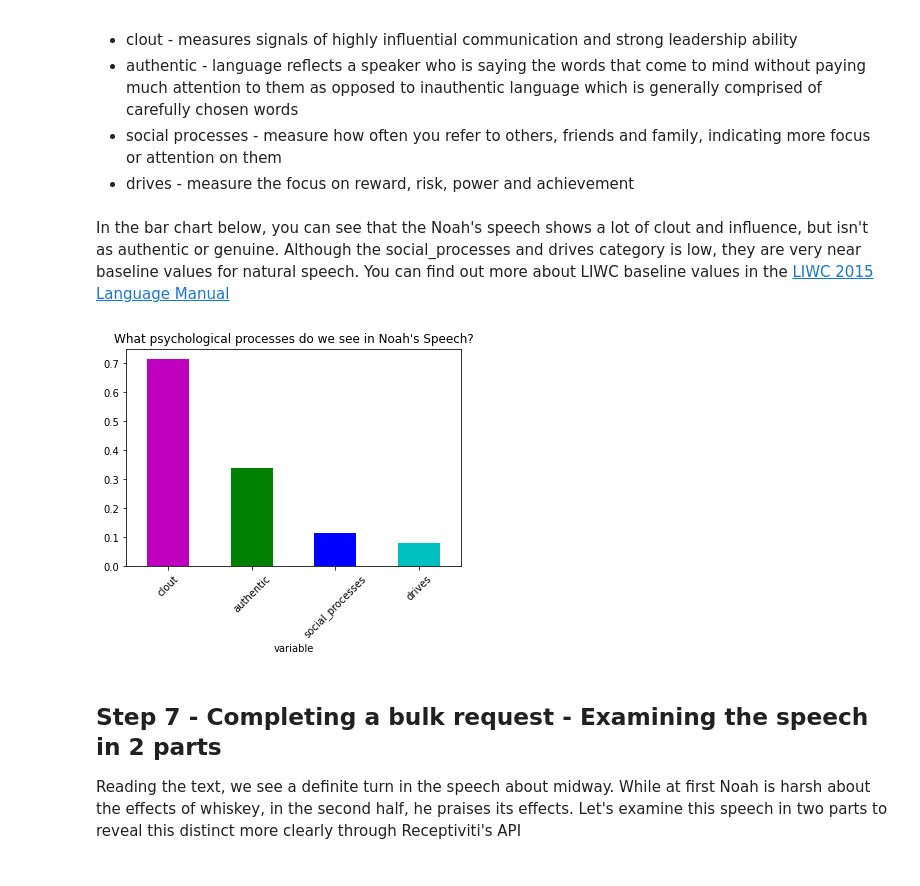
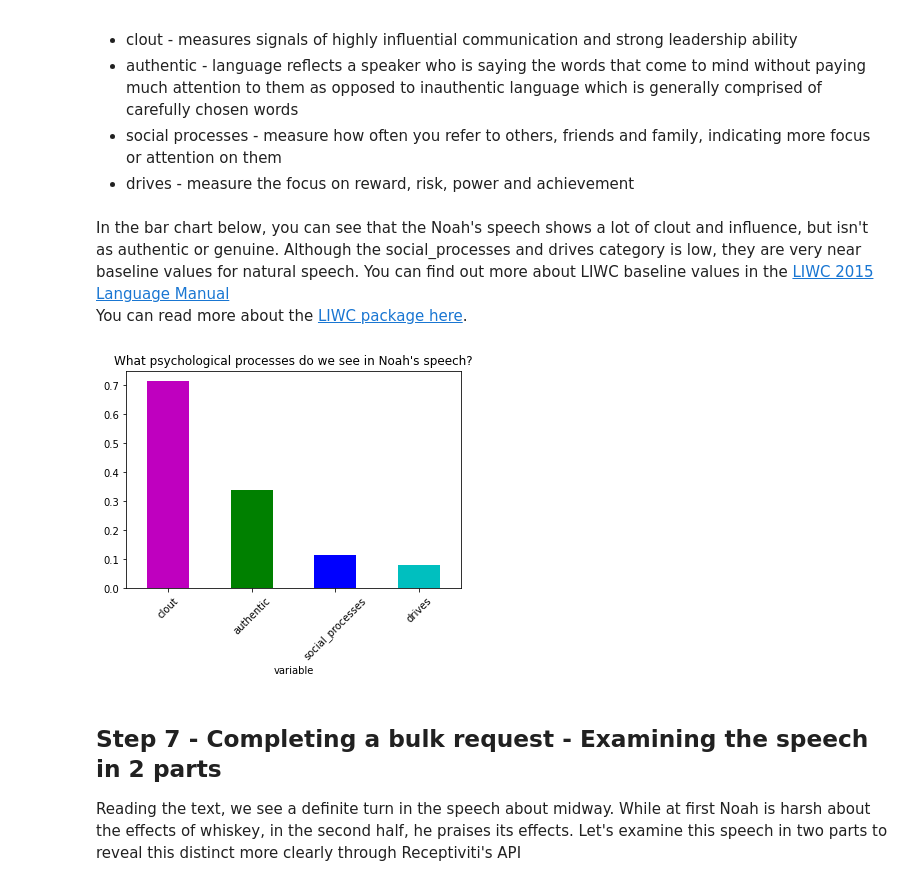
Before and after one commit to Receptiviti/api_tutorials_demos, a Jupyter notebook: tutorials/python/Getting Started.ipynb, the cells around one changed output. Cells and saved outputs as stored; diff of their text form; code cells hidden in the pictures.

```diff
--- a/tutorials/python/Getting Started.ipynb
+++ b/tutorials/python/Getting Started.ipynb
@@ -194,18 +194,20 @@ Let's start by looking at 4 very useful high level LIWC scores
 # %%
 from IPython.display import Markdown
 liwc_measures = ['clout', 'authentic', 'social_processes', 'drives']
 if len(single_dictionary_measures_df)>0 and set(liwc_measures).issubset(set(single_dictionary_measures_df.columns)):
     axes = single_dictionary_measures_df[liwc_measures].\
             melt().\
-            plot.bar(x="variable", y="value", rot=45, color=list('mgbcrky'), title="What psychological processes do we see in Noah's Speech?")
+            plot.bar(x="variable", y="value", rot=45, color=list('mgbcrky'), title="What psychological processes do we see in Noah's speech?")
     axes.get_legend().remove()
     a = axes.set_xticklabels(liwc_measures)
-    display(Markdown("In the bar chart below, you can see that the Noah's speech shows a lot of clout and influence, but isn't as authentic or genuine. Although the social_processes and drives category is low, they are very near baseline values for natural speech. You can find out more about LIWC baseline values in the [LIWC 2015 Language Manual](http://liwc.wpengine.com/wp-content/uploads/2015/11/LIWC2015_LanguageManual.pdf)"))
+    display(Markdown("In the bar chart below, you can see that the Noah's speech shows a lot of clout and influence, but isn't as authentic or genuine. Although the social_processes and drives category is low, they are very near baseline values for natural speech. You can find out more about LIWC baseline values in the [LIWC 2015 Language Manual](http://liwc.wpengine.com/wp-content/uploads/2015/11/LIWC2015_LanguageManual.pdf)<br/>"+
+                    "You can read more about the [LIWC package here](https://dashboard.receptiviti.com/docs/liwc)."))
 else:
-    display(Markdown("### **Your trial might not include LIWC as an output. If you are interested in adding LIWC to your trial, please contact [sales via email](mailto:sales@receptiviti.com) or our [contact us page](https://www.receptiviti.com/contact)**"))
+    display(Markdown("### **Your plan does not appear to include the LIWC package. If you are interested in adding the LIWC Package to your plan, please [contact us](http://dashboard.receptiviti.com/contact).**<br/>"))
+    display(Markdown("[Documentation on the LIWC package](https://dashboard.receptiviti.com/docs/liwc)<br/>[Our Pricing](https://www.receptiviti.com/pricing)"))
 # %% [output]
-In the bar chart below, you can see that the Noah's speech shows a lot of clout and influence, but isn't as authentic or genuine. Although the social_processes and drives category is low, they are very near baseline values for natural speech. You can find out more about LIWC baseline values in the [LIWC 2015 Language Manual](http://liwc.wpengine.com/wp-content/uploads/2015/11/LIWC2015_LanguageManual.pdf)
+In the bar chart below, you can see that the Noah's speech shows a lot of clout and influence, but isn't as authentic or genuine. Although the social_processes and drives category is low, they are very near baseline values for natural speech. You can find out more about LIWC baseline values in the [LIWC 2015 Language Manual](http://liwc.wpengine.com/wp-content/uploads/2015/11/LIWC2015_LanguageManual.pdf)<br/>You can read more about the [LIWC package here](https://dashboard.receptiviti.com/docs/liwc).
-[figure, old version]
+[figure, new version]
 # %% [markdown]
 ## Step 7 - Completing a bulk request - Examining the speech in 2 parts
 
```
Also changed, not shown: parts of 3 cells of this notebook.
